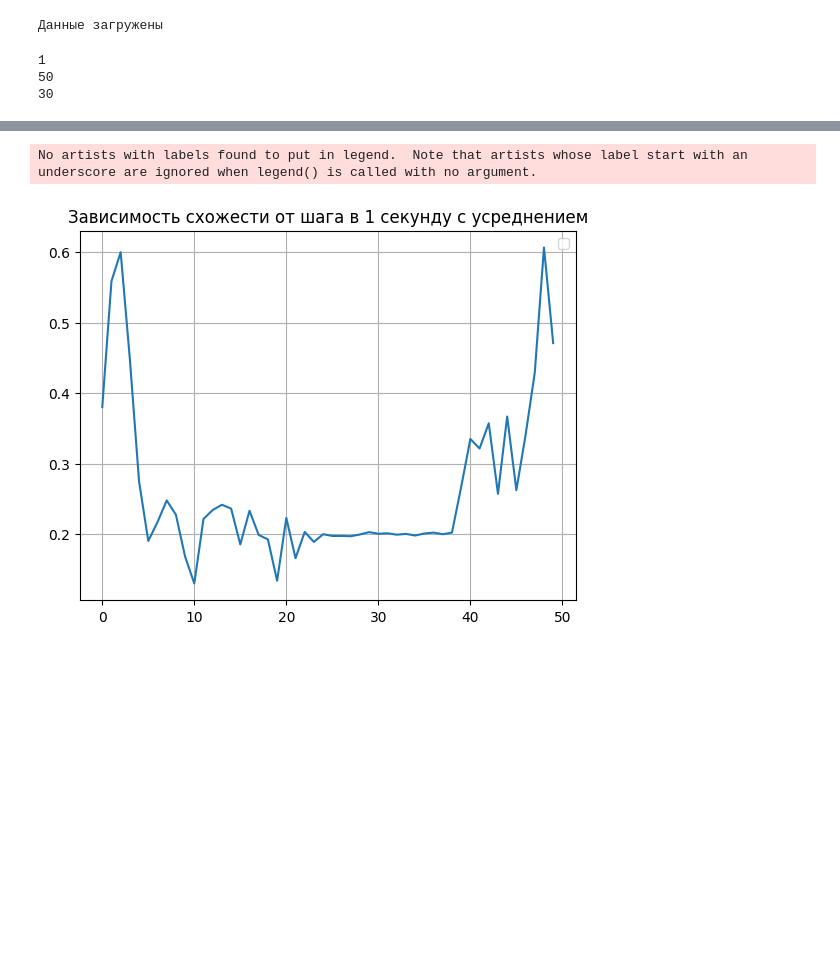
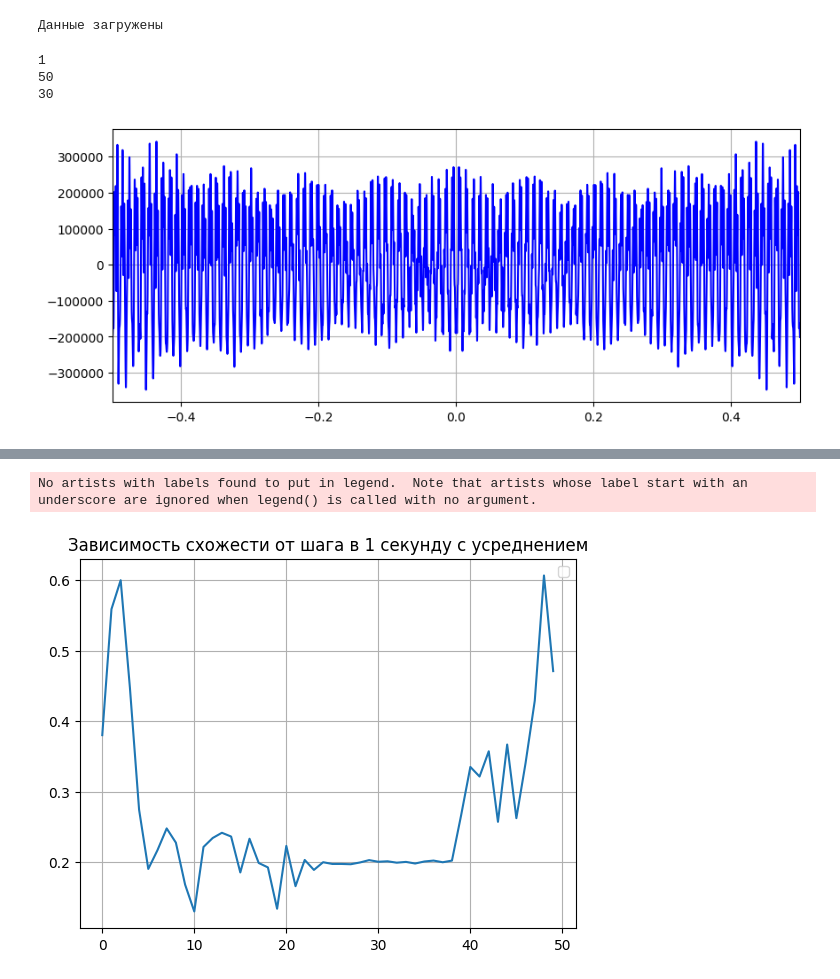
Before and after one commit to bdExplore/Scientific, a Jupyter notebook: Python/DJISummer.ipynb, the cells around one changed output, grey strips where cells are left out. Saved outputs shown, nothing was run; the diff lists cells and outputs as text; code cells hidden in the pictures; blank space fills up the shorter version.

```diff
--- a/Python/DJISummer.ipynb
+++ b/Python/DJISummer.ipynb
@@ -42,10 +42,12 @@ min_len_1 = min(len(audio_data49_3_1),len(audio_data49_2_1))
 50
 30
 # %%
-cross_corr_1 = corr_t(audio_data49_2_1, audio_data49_3_1, 0, 250)
+cross_corr_1 = corr_t(audio_data49_1_1, audio_data49_3_1, 0, 600)
 t_cross1 = t_arr_for_corr_t(cross_corr_1)
 plt.figure(figsize=(10,4))
 plt.plot(t_cross1, cross_corr_1, color='blue')
-plt.xlim(-0.1, 0.1)
+plt.xlim(-0.5, 0.5)
 plt.grid(True)
 plt.show()
+# %% [output]
+[figure, added]
```
Also changed, not shown: parts of 2 cells of this notebook, 2 other files.
